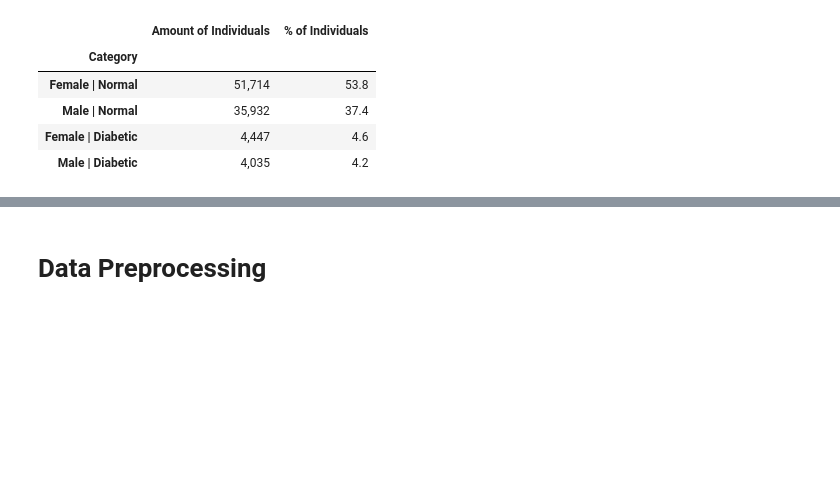
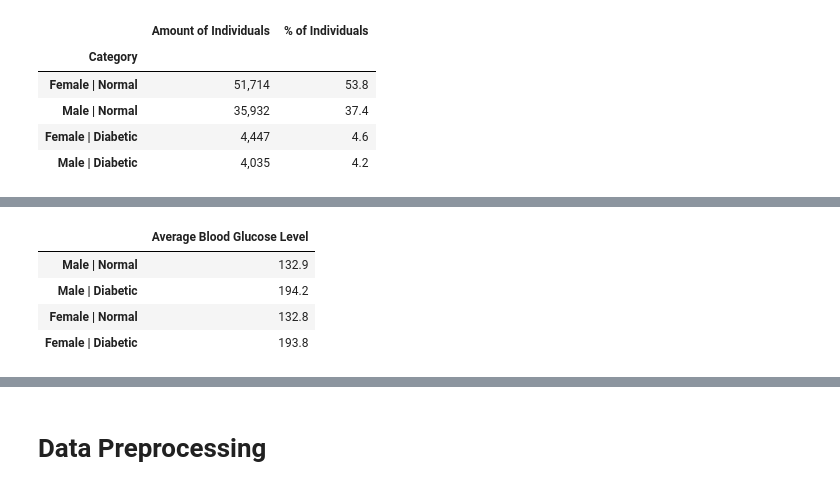
Before and after one commit to MaxBoonjindasup/diabetes_prediction, a Jupyter notebook: Diabetes Prediction.ipynb, the cells around one changed output, grey strips where cells are left out. Saved outputs shown, nothing was run; the diff lists cells and outputs as text; code cells hidden in the pictures; blank space fills up the shorter version.

```diff
--- a/Diabetes Prediction.ipynb
+++ b/Diabetes Prediction.ipynb
@@ -429,17 +502,33 @@ fig_smoking.show()
 # %%
-fig_bmi = px.box(
+fig_blood_glu = px.box(
     df,
     x = 'diabetes',
-    y = 'bmi',
-    title = 'Diabetes, BMI, & Sex',
-    labels = {'diabetes': 'Condition', 'bmi': 'BMI'},
+    y = 'blood_glu',
+    title = 'Blood Glucose by Diabetes and Sex',
+    labels = {'diabetes': 'Condition', 'blood_glu': 'Blood Glucose Level'},
     color = 'gender'
 )
 
-fig_bmi.update_layout(title_x = 0.5, legend_title = '')
+fig_blood_glu.update_layout(title_x = 0.5, legend_title = '')
 
-fig_bmi.update_xaxes(tickvals = [0, 1], ticktext = ['Normal', 'Diabetic'])
+fig_blood_glu.update_xaxes(tickvals = [0, 1], ticktext = ['Normal', 'Diabetic'])
 
-fig_bmi.show()
+fig_blood_glu.show()
+
+averages_glucose = {
+    'Male | Normal': df[conditions[0]]['blood_glu'].mean(),
+    'Male | Diabetic': df[conditions[1]]['blood_glu'].mean(),
+    'Female | Normal': df[conditions[2]]['blood_glu'].mean(),
+    'Female | Diabetic': df[conditions[3]]['blood_glu'].mean()
+}
+
+averages_glucose_df = pd.DataFrame.from_dict(averages_glucose, orient = 'index', columns = ['Average Blood Glucose Level']).round(1)
+
+averages_glucose_df
 # %% [output]
 [interactive output not drawn]
+|  | Average Blood Glucose Level |
+| Male | Normal | 132.9 |
+| Male | Diabetic | 194.2 |
+| Female | Normal | 132.8 |
+| Female | Diabetic | 193.8 |
```
Also changed, not shown: parts of 2 cells of this notebook.
